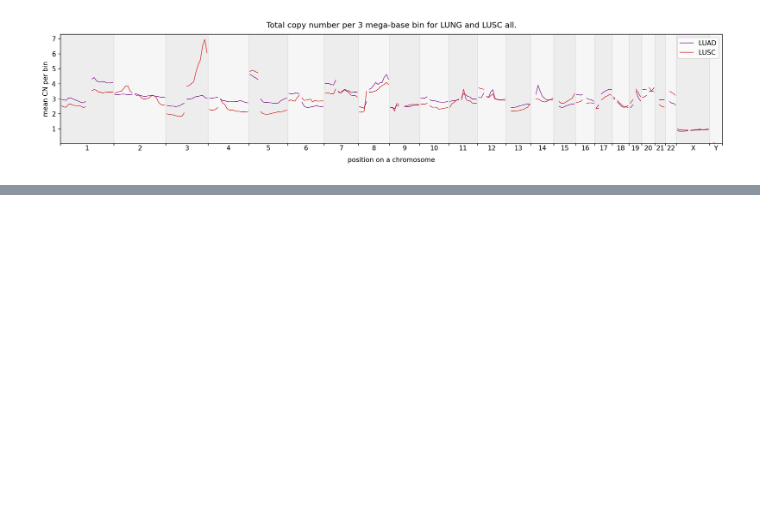
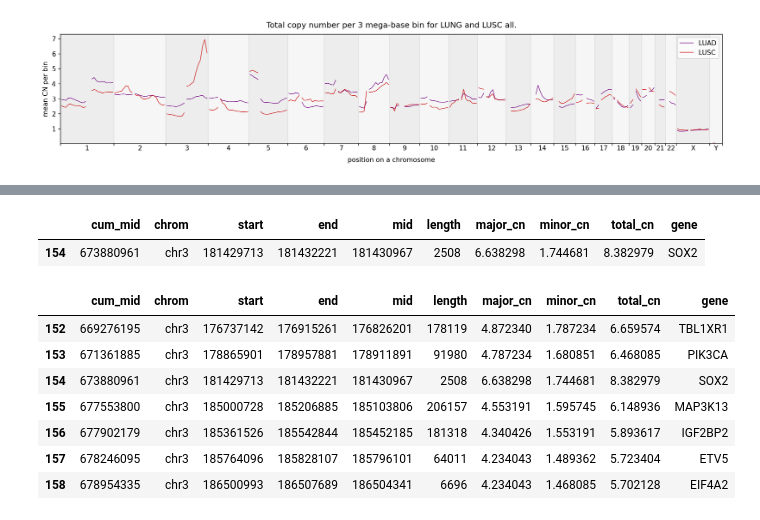
Before and after one commit to ICCB-Cologne/CNSistent, a Jupyter notebook: notebooks/analyze/analyze_lung.ipynb, the cells around one changed output, grey strips where cells are left out. Drawn from its saved outputs; the diff is of its cells as text; code cells hidden in the pictures; blank space fills up the shorter version.

```diff
--- a/notebooks/analyze/analyze_lung.ipynb
+++ b/notebooks/analyze/analyze_lung.ipynb
@@ -98,0 +150,2 @@ ax.set_ylim(0,10)
+# %%
+chrom_3 = cosmic_lusc_group.query("chrom == 'chr3'")
@@ -98,0 +166,16 @@ ax.set_ylim(0,10)
+# %%
+chrom_3.query("total_cn > 8")
+# %% [output]
+|  | cum_mid | chrom | start | end | mid | length | major_cn | minor_cn | total_cn | gene |
+| 154 | 673880961 | chr3 | 181429713 | 181432221 | 181430967 | 2508 | 6.638298 | 1.744681 | 8.382979 | SOX2 |
+# %%
+chrom_3.loc[152:158]
+# %% [output]
+|  | cum_mid | chrom | start | end | mid | length | major_cn | minor_cn | total_cn | gene |
+| 152 | 669276195 | chr3 | 176737142 | 176915261 | 176826201 | 178119 | 4.872340 | 1.787234 | 6.659574 | TBL1XR1 |
+| 153 | 671361885 | chr3 | 178865901 | 178957881 | 178911891 | 91980 | 4.787234 | 1.680851 | 6.468085 | PIK3CA |
+| 154 | 673880961 | chr3 | 181429713 | 181432221 | 181430967 | 2508 | 6.638298 | 1.744681 | 8.382979 | SOX2 |
+| 155 | 677553800 | chr3 | 185000728 | 185206885 | 185103806 | 206157 | 4.553191 | 1.595745 | 6.148936 | MAP3K13 |
+| 156 | 677902179 | chr3 | 185361526 | 185542844 | 185452185 | 181318 | 4.340426 | 1.553191 | 5.893617 | IGF2BP2 |
+| 157 | 678246095 | chr3 | 185764096 | 185828107 | 185796101 | 64011 | 4.234043 | 1.489362 | 5.723404 | ETV5 |
+| 158 | 678954335 | chr3 | 186500993 | 186507689 | 186504341 | 6696 | 4.234043 | 1.468085 | 5.702128 | EIF4A2 |
```
Also changed, not shown: parts of 14 cells of this notebook, 4 other files.
